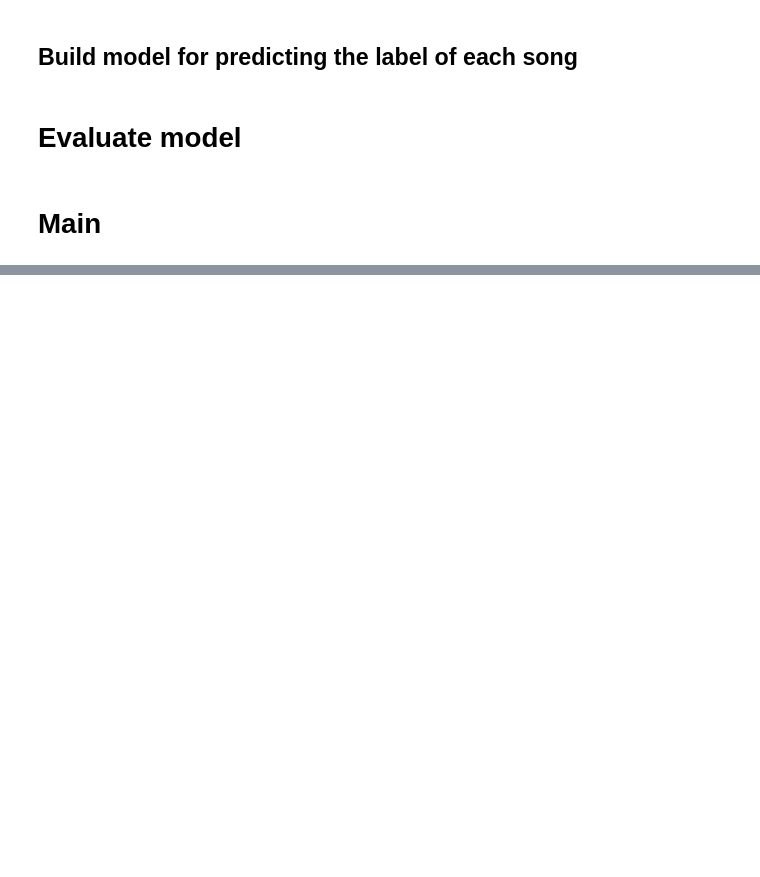
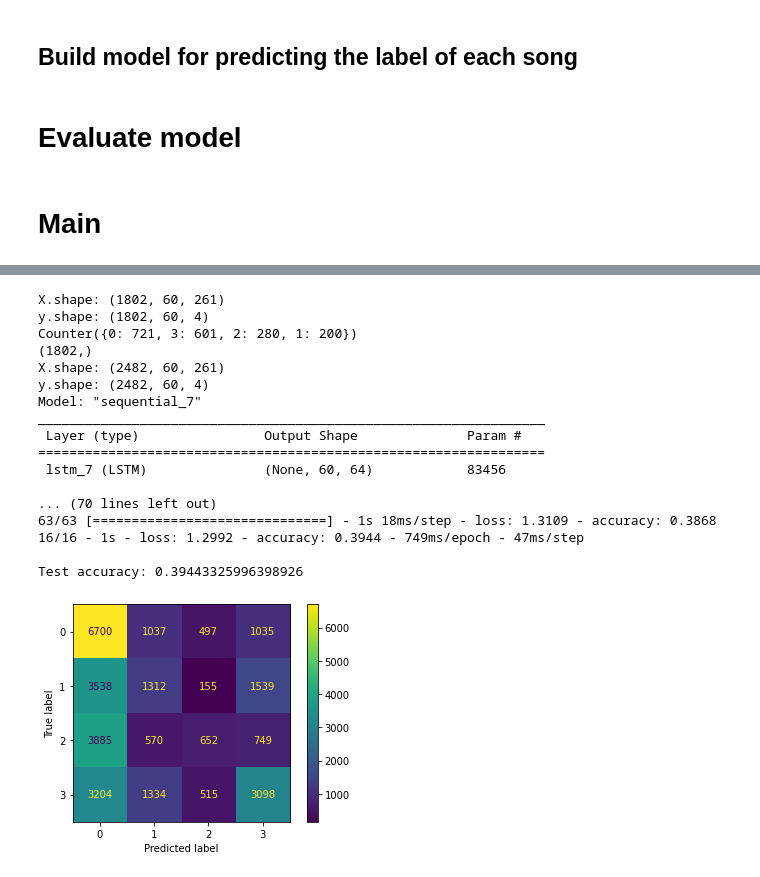
Before and after one commit to Pillowkoh/50.038_FinkPloyd, a Jupyter notebook: CDS_Project_RNN_LSTM.ipynb, the cells around one changed output, grey strips where cells are left out. Drawn from its saved outputs; the diff is of its cells as text; code cells hidden in the pictures; blank space fills up the shorter version.

```diff
--- a/CDS_Project_RNN_LSTM.ipynb
+++ b/CDS_Project_RNN_LSTM.ipynb
@@ -188,3 +324,26 @@ def optimise_fit_eval(model, X_train, X_test, y_train, y_test):
+# %%
+stratified_all_labels, stratified_all_data = get_data_and_labels_for_each_sample_in_song(valence, arousal)
+# %%
+TESTING_STRATIFIED(valence, arousal, stratified_all_labels, stratified_all_data)
+# %% [output]
+X.shape: (1802, 60, 261)
+y.shape: (1802, 60, 4)
+Counter({0: 721, 3: 601, 2: 280, 1: 200})
+(1802,)
+X.shape: (2482, 60, 261)
+y.shape: (2482, 60, 4)
+Model: "sequential_7"
+_________________________________________________________________
+ Layer (type)                Output Shape              Param #
+=================================================================
+ lstm_7 (LSTM)               (None, 60, 64)            83456
+
+... (70 lines left out)
+63/63 [==============================] - 1s 18ms/step - loss: 1.3109 - accuracy: 0.3868
+16/16 - 1s - loss: 1.2992 - accuracy: 0.3944 - 749ms/epoch - 47ms/step
+
+Test accuracy: 0.39443325996398926
+[figure, added]
 # %%
 def RNN_LSTM_for_each_sample_in_each_song_prediction(valence, arousal, all_data):
   all_labels = get_all_labels_for_each_sample_in_song(valence, arousal)
```
Also changed, not shown: parts of 22 cells of this notebook.
